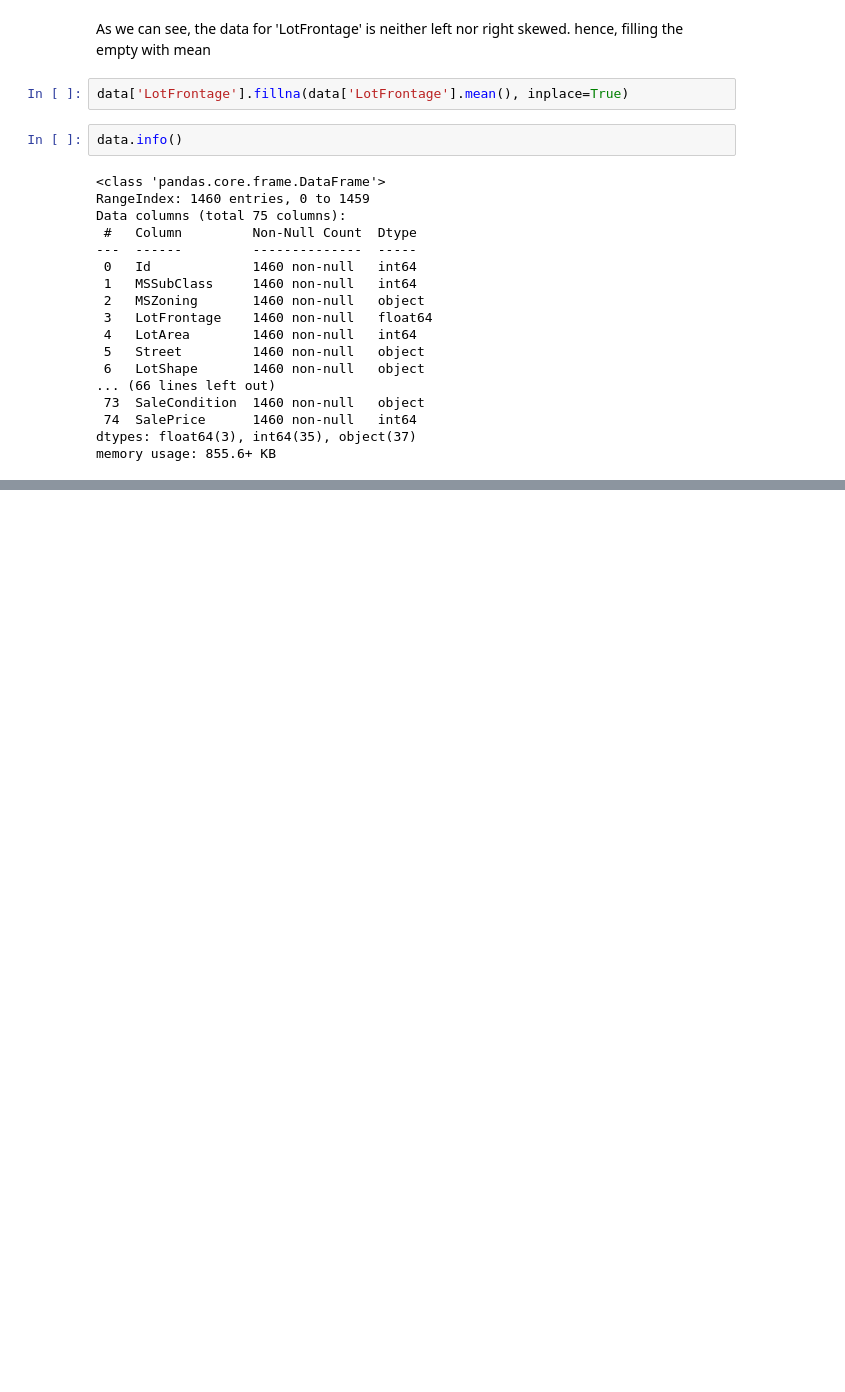
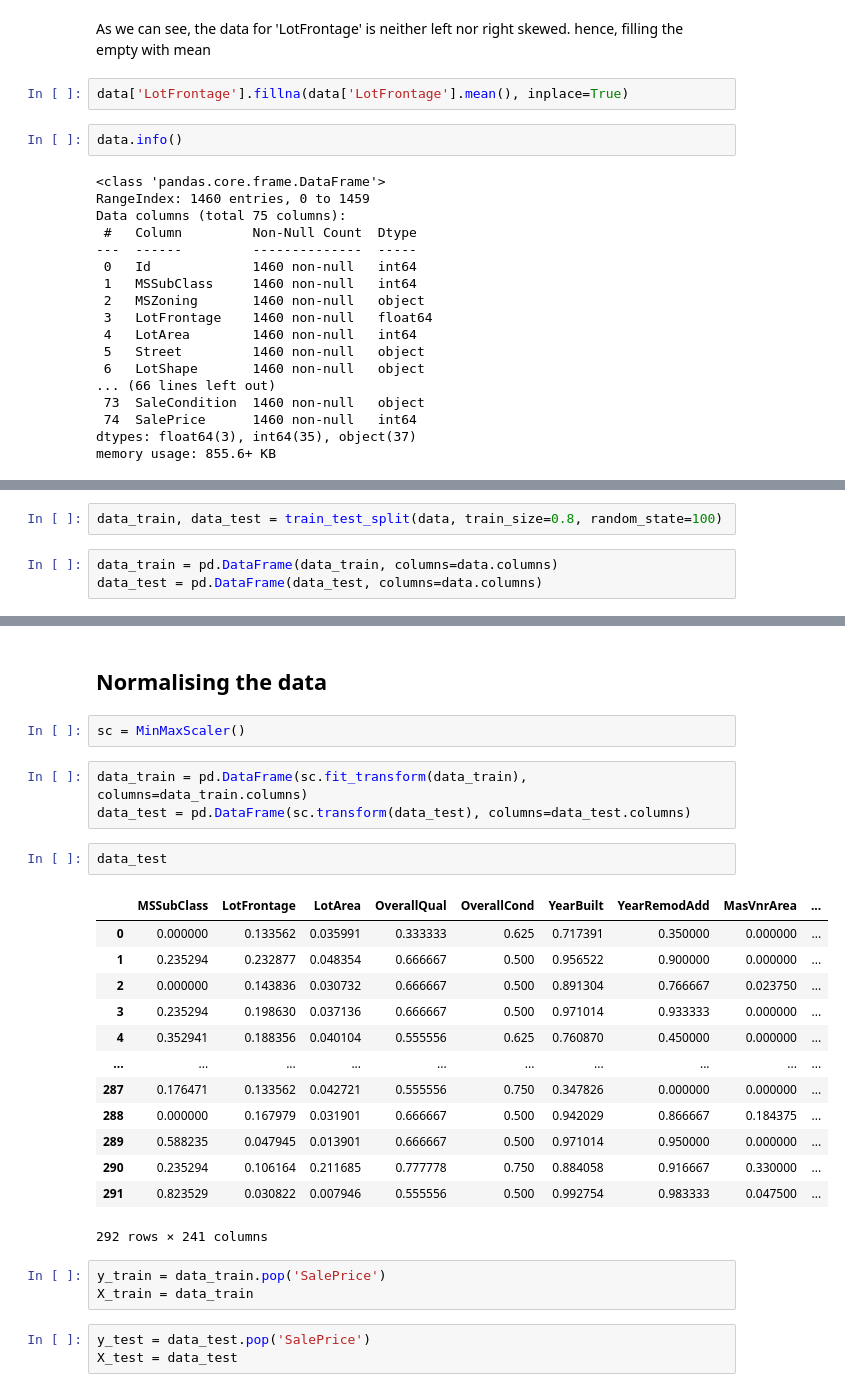
Before and after one commit to Debnath-Goutam/Housing, a Jupyter notebook: Housing.ipynb, the cells around one changed output, grey strips where cells are left out. Saved outputs shown, nothing was run; the diff lists cells and outputs as text; blank space fills up the shorter version.

```diff
--- a/Housing.ipynb
+++ b/Housing.ipynb
@@ -193,0 +341,5 @@ memory usage: 855.6+ KB
+# %%
+data_train, data_test = train_test_split(data, train_size=0.8, random_state=100)
+# %%
+data_train = pd.DataFrame(data_train, columns=data.columns)
+data_test = pd.DataFrame(data_test, columns=data.columns)
@@ -193,0 +359,29 @@ memory usage: 855.6+ KB
+# %% [markdown]
+## Normalising the data
+# %%
+sc = MinMaxScaler()
+# %%
+data_train = pd.DataFrame(sc.fit_transform(data_train), columns=data_train.columns)
+data_test = pd.DataFrame(sc.transform(data_test), columns=data_test.columns)
+# %%
+data_test
+# %% [output]
+|  | MSSubClass | LotFrontage | LotArea | OverallQual | OverallCond | YearBuilt | YearRemodAdd | MasVnrArea | ... |
+| 0 | 0.000000 | 0.133562 | 0.035991 | 0.333333 | 0.625 | 0.717391 | 0.350000 | 0.000000 | ... |
+| 1 | 0.235294 | 0.232877 | 0.048354 | 0.666667 | 0.500 | 0.956522 | 0.900000 | 0.000000 | ... |
+| 2 | 0.000000 | 0.143836 | 0.030732 | 0.666667 | 0.500 | 0.891304 | 0.766667 | 0.023750 | ... |
+| 3 | 0.235294 | 0.198630 | 0.037136 | 0.666667 | 0.500 | 0.971014 | 0.933333 | 0.000000 | ... |
+| 4 | 0.352941 | 0.188356 | 0.040104 | 0.555556 | 0.625 | 0.760870 | 0.450000 | 0.000000 | ... |
+| ... | ... | ... | ... | ... | ... | ... | ... | ... | ... |
+| 287 | 0.176471 | 0.133562 | 0.042721 | 0.555556 | 0.750 | 0.347826 | 0.000000 | 0.000000 | ... |
+| 288 | 0.000000 | 0.167979 | 0.031901 | 0.666667 | 0.500 | 0.942029 | 0.866667 | 0.184375 | ... |
+| 289 | 0.588235 | 0.047945 | 0.013901 | 0.666667 | 0.500 | 0.971014 | 0.950000 | 0.000000 | ... |
+| 290 | 0.235294 | 0.106164 | 0.211685 | 0.777778 | 0.750 | 0.884058 | 0.916667 | 0.330000 | ... |
+| 291 | 0.823529 | 0.030822 | 0.007946 | 0.555556 | 0.500 | 0.992754 | 0.983333 | 0.047500 | ... |
+292 rows × 241 columns
+# %%
+y_train = data_train.pop('SalePrice')
+X_train = data_train
+# %%
+y_test = data_test.pop('SalePrice')
+X_test = data_test
```
Also changed, not shown: parts of 32 cells of this notebook.
